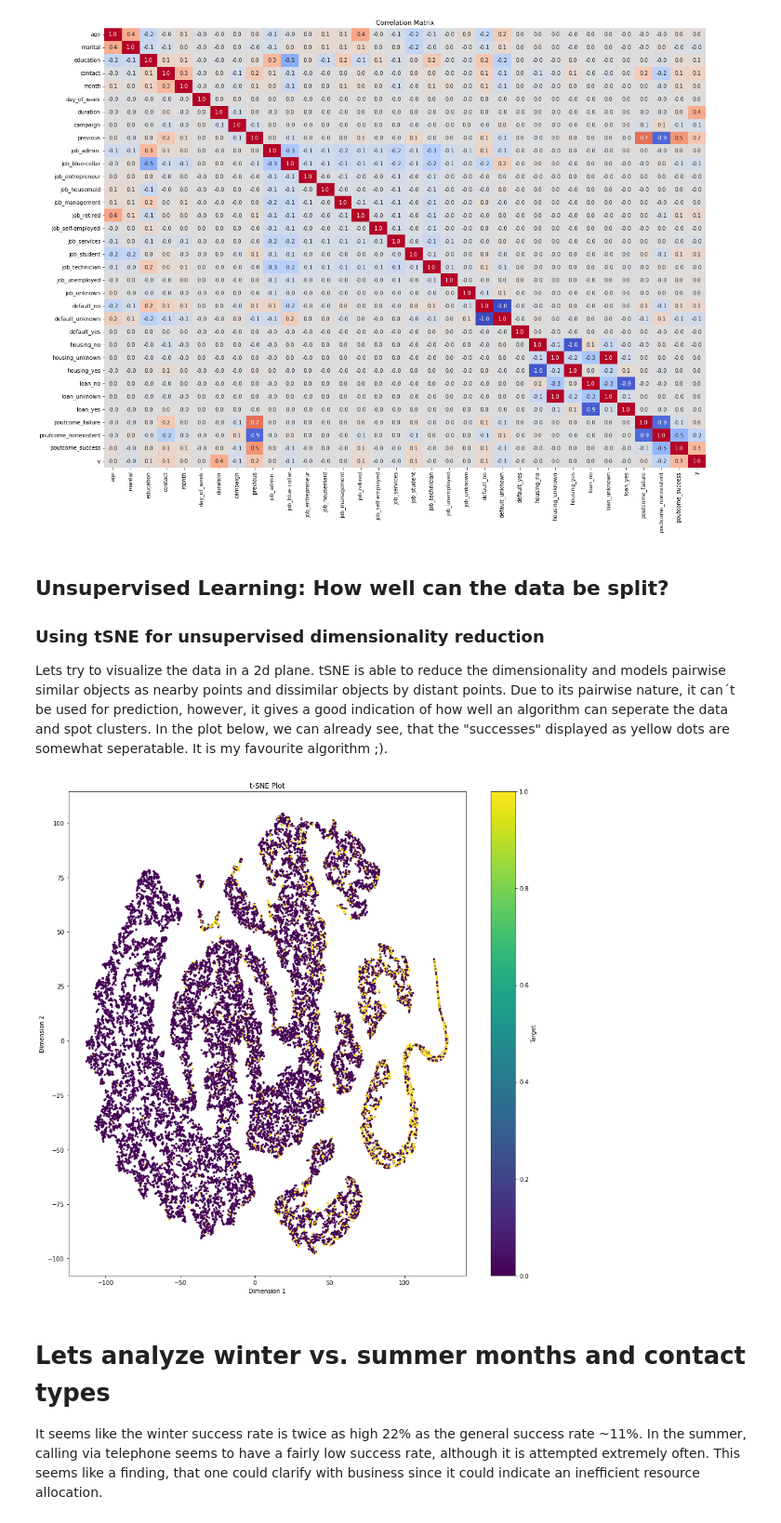
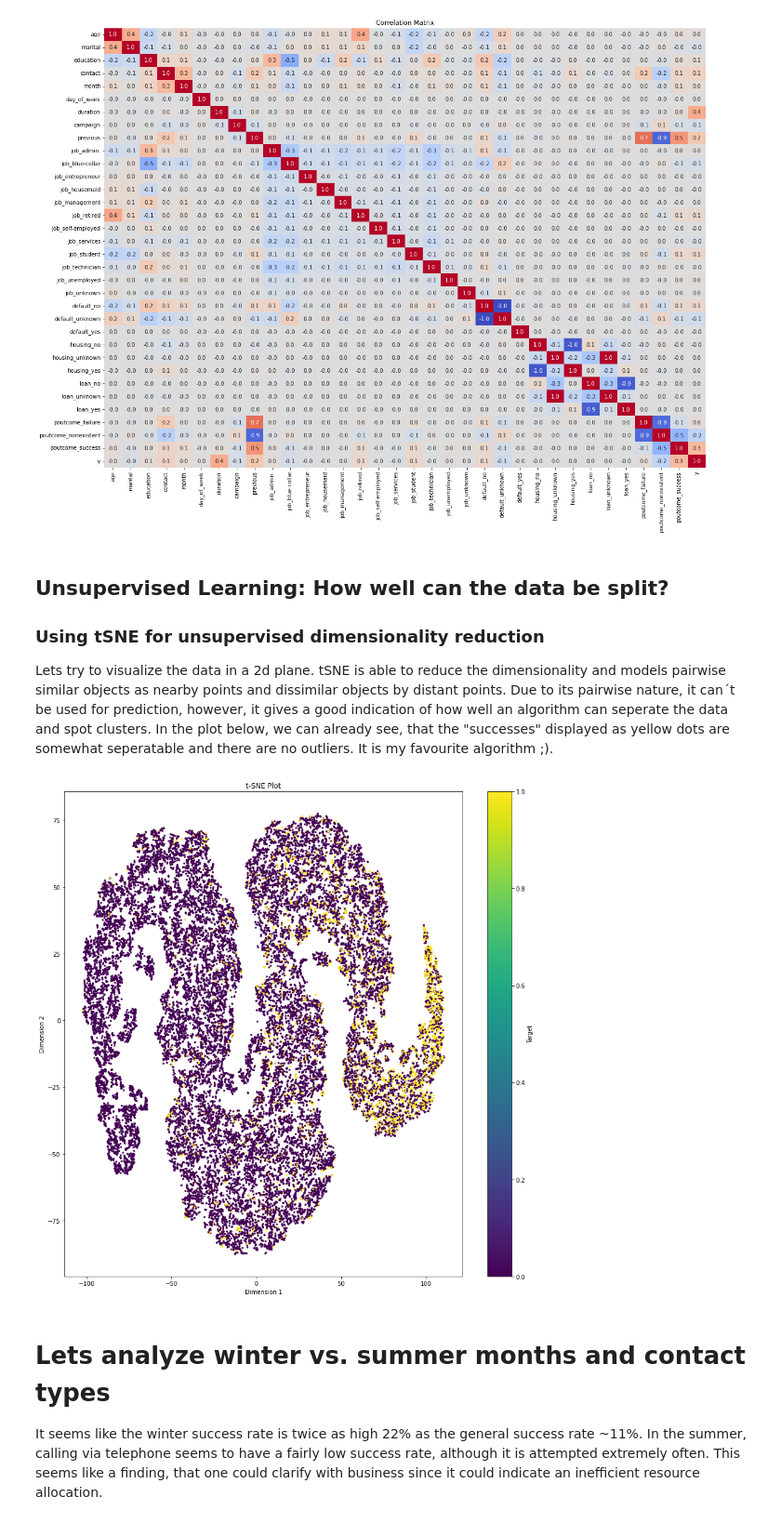
Before and after one commit to BerthoMo/user-behavior, a Jupyter notebook: EDA & Preprocessing.ipynb, the cells around one changed output. Shown at 93% size. Drawn from its saved outputs; the diff is of its cells as text; code cells hidden in the pictures.

```diff
--- a/EDA & Preprocessing.ipynb
+++ b/EDA & Preprocessing.ipynb
@@ -300,28 +302,28 @@ plt.show()
 
 ### Using tSNE for unsupervised dimensionality reduction
 Lets try to visualize the data in a 2d plane. tSNE is able to reduce the dimensionality and models pairwise similar objects as nearby points and dissimilar objects by distant points. Due to its pairwise nature, it can´t be used for prediction, however, it gives a good indication of how well an algorithm can seperate the data and spot clusters.
-In the plot below, we can already see, that the "successes" displayed as yellow dots are somewhat seperatable. It is my favourite algorithm ;).
+In the plot below, we can already see, that the "successes" displayed as yellow dots are somewhat seperatable and there are no outliers. It is my favourite algorithm ;).
 # %%
 from sklearn.manifold import TSNE
 
 # Separate the features from the target variable
 X = imputed_df.drop('y', axis=1)
 y = imputed_df['y']
 
 # Perform t-SNE dimensionality reduction
-tsne = TSNE(n_components=2, random_state=42, perplexity=30)
+tsne = TSNE(n_components=2, random_state=42, perplexity=30, metric="cosine")
 X_tsne = tsne.fit_transform(X)
 
 # Create a scatter plot and color the clusters based on the target variable
 plt.figure(figsize=(15, 15))
 plt.scatter(X_tsne[:, 0], X_tsne[:, 1], c=y, cmap='viridis', s=5)
 plt.title('t-SNE Plot')
 plt.xlabel('Dimension 1')
 plt.ylabel('Dimension 2')
 plt.colorbar(label='Target')
 plt.show()
 # %% [output]
-[figure, old version]
+[figure, new version]
 # %% [markdown]
 # Lets analyze winter vs. summer months and contact types
 
```
Also changed, not shown: parts of 5 cells of this notebook, 2 other files.
